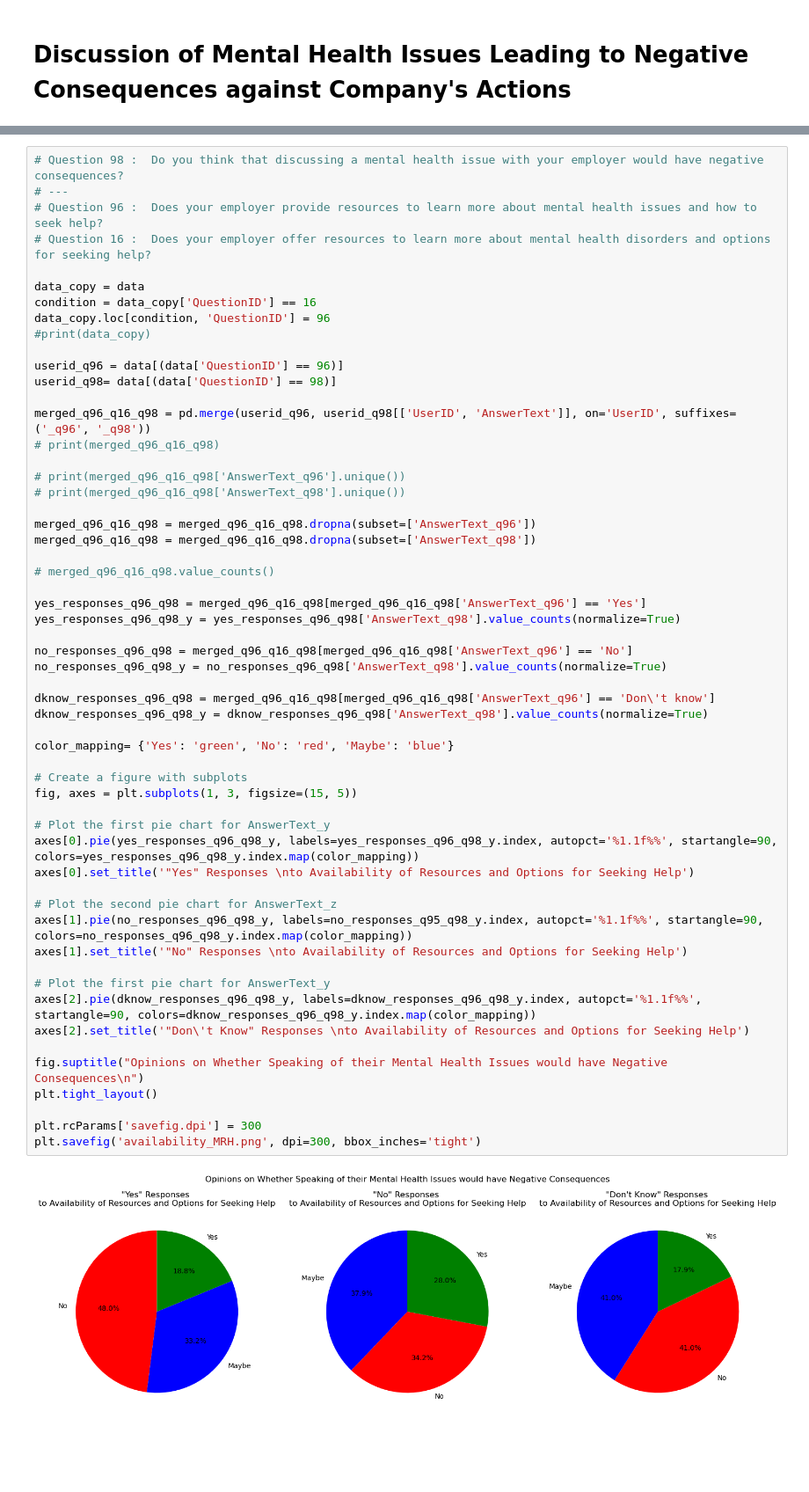
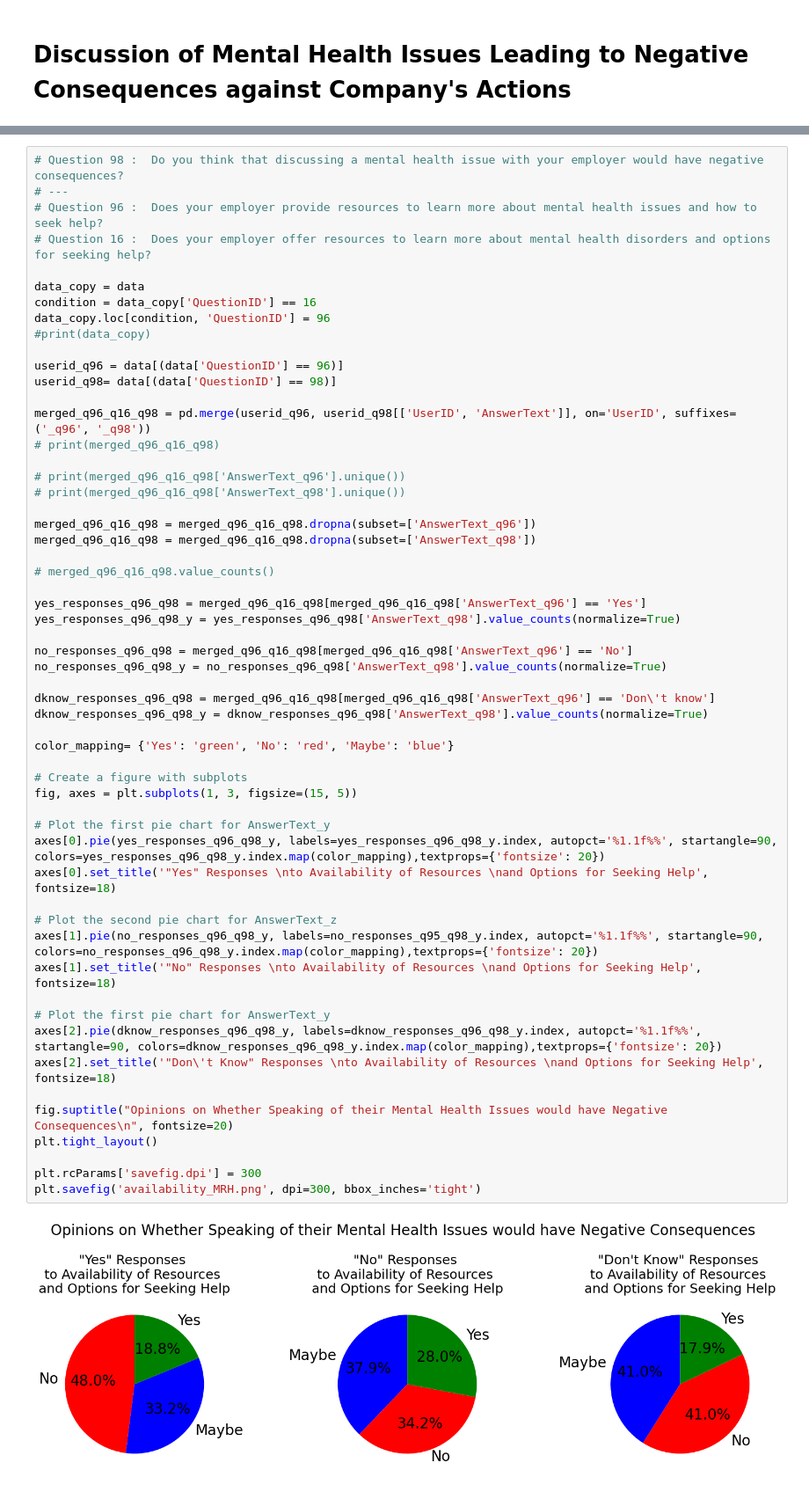
Before and after one commit to Itsamesamir/COMP0031, a Jupyter notebook: mentalHealth/Sachi - Company Actions/Sachi.ipynb, the cells around one changed output, grey strips where cells are left out. Shown at 88% size. Drawn from its saved outputs; the diff is of its cells as text; blank space fills up the shorter version.

Commit message:
increased font size in graphs

```diff
--- a/mentalHealth/Sachi - Company Actions/Sachi.ipynb
+++ b/mentalHealth/Sachi - Company Actions/Sachi.ipynb
@@ -403,38 +403,38 @@ merged_q96_q16_q98 = pd.merge(userid_q96, userid_q98[['UserID', 'AnswerText']],
 merged_q96_q16_q98 = merged_q96_q16_q98.dropna(subset=['AnswerText_q96'])
 merged_q96_q16_q98 = merged_q96_q16_q98.dropna(subset=['AnswerText_q98'])
 
 # merged_q96_q16_q98.value_counts()
 
 yes_responses_q96_q98 = merged_q96_q16_q98[merged_q96_q16_q98['AnswerText_q96'] == 'Yes']
 yes_responses_q96_q98_y = yes_responses_q96_q98['AnswerText_q98'].value_counts(normalize=True)
 
 no_responses_q96_q98 = merged_q96_q16_q98[merged_q96_q16_q98['AnswerText_q96'] == 'No']
 no_responses_q96_q98_y = no_responses_q96_q98['AnswerText_q98'].value_counts(normalize=True)
 
 dknow_responses_q96_q98 = merged_q96_q16_q98[merged_q96_q16_q98['AnswerText_q96'] == 'Don\'t know']
 dknow_responses_q96_q98_y = dknow_responses_q96_q98['AnswerText_q98'].value_counts(normalize=True)
 
 color_mapping= {'Yes': 'green', 'No': 'red', 'Maybe': 'blue'}
 
 # Create a figure with subplots
 fig, axes = plt.subplots(1, 3, figsize=(15, 5))
 
 # Plot the first pie chart for AnswerText_y
-axes[0].pie(yes_responses_q96_q98_y, labels=yes_responses_q96_q98_y.index, autopct='%1.1f%%', startangle=90, colors=yes_responses_q96_q98_y.index.map(color_mapping))
-axes[0].set_title('"Yes" Responses \nto Availability of Resources and Options for Seeking Help')
+axes[0].pie(yes_responses_q96_q98_y, labels=yes_responses_q96_q98_y.index, autopct='%1.1f%%', startangle=90, colors=yes_responses_q96_q98_y.index.map(color_mapping),textprops={'fontsize': 20})
+axes[0].set_title('"Yes" Responses \nto Availability of Resources \nand Options for Seeking Help', fontsize=18)
 
 # Plot the second pie chart for AnswerText_z
-axes[1].pie(no_responses_q96_q98_y, labels=no_responses_q95_q98_y.index, autopct='%1.1f%%', startangle=90, colors=no_responses_q96_q98_y.index.map(color_mapping))
-axes[1].set_title('"No" Responses \nto Availability of Resources and Options for Seeking Help')
+axes[1].pie(no_responses_q96_q98_y, labels=no_responses_q95_q98_y.index, autopct='%1.1f%%', startangle=90, colors=no_responses_q96_q98_y.index.map(color_mapping),textprops={'fontsize': 20})
+axes[1].set_title('"No" Responses \nto Availability of Resources \nand Options for Seeking Help', fontsize=18)
 
 # Plot the first pie chart for AnswerText_y
-axes[2].pie(dknow_responses_q96_q98_y, labels=dknow_responses_q96_q98_y.index, autopct='%1.1f%%', startangle=90, colors=dknow_responses_q96_q98_y.index.map(color_mapping))
-axes[2].set_title('"Don\'t Know" Responses \nto Availability of Resources and Options for Seeking Help')
+axes[2].pie(dknow_responses_q96_q98_y, labels=dknow_responses_q96_q98_y.index, autopct='%1.1f%%', startangle=90, colors=dknow_responses_q96_q98_y.index.map(color_mapping),textprops={'fontsize': 20})
+axes[2].set_title('"Don\'t Know" Responses \nto Availability of Resources \nand Options for Seeking Help', fontsize=18)
 
-fig.suptitle("Opinions on Whether Speaking of their Mental Health Issues would have Negative Consequences\n")
+fig.suptitle("Opinions on Whether Speaking of their Mental Health Issues would have Negative Consequences\n", fontsize=20)
 plt.tight_layout()
 
 plt.rcParams['savefig.dpi'] = 300
 plt.savefig('availability_MRH.png', dpi=300, bbox_inches='tight')
 # %% [output]
-[figure, old version]
+[figure, new version]
```
Also changed, not shown: parts of 6 cells of this notebook, 4 other files.
